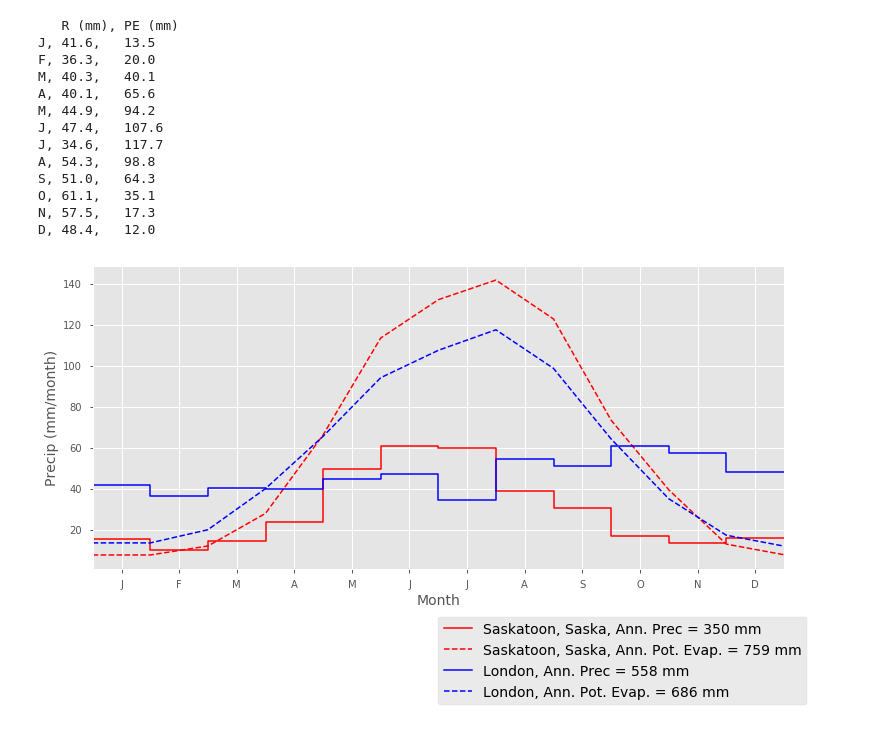
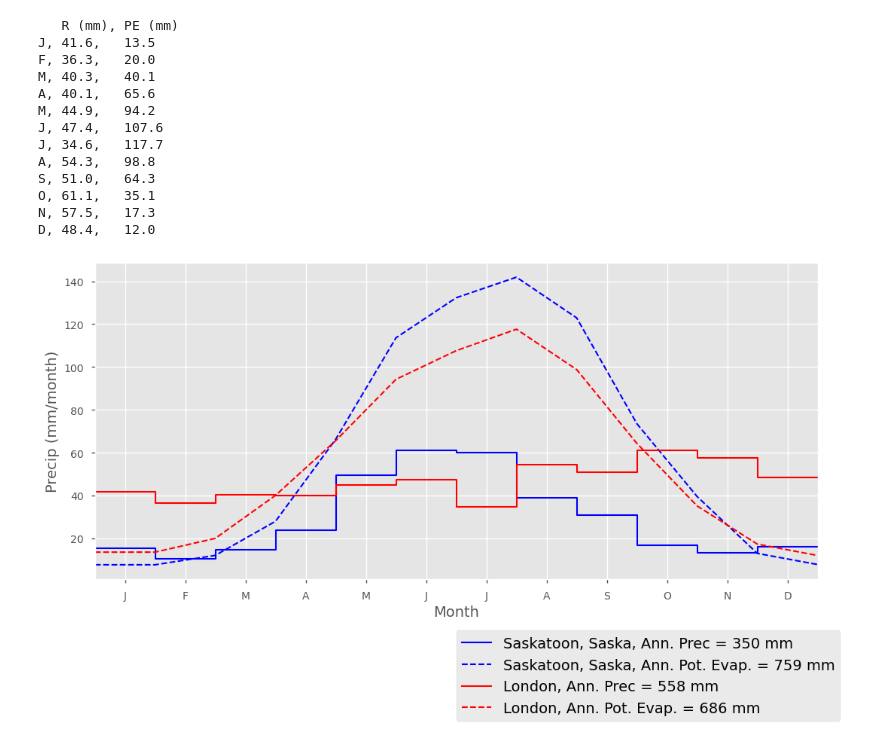
Before and after one commit to amireson/HydrologyOfWorldCities, a Jupyter notebook: HydrologyOfWorldCities.ipynb, the cells around one changed output. Cells and saved outputs as stored; diff of their text form; code cells hidden in the pictures.

```diff
--- a/HydrologyOfWorldCities.ipynb
+++ b/HydrologyOfWorldCities.ipynb
@@ -58,7 +58,7 @@ O, 61.1,   35.1
 N, 57.5,   17.3
 D, 48.4,   12.0
 # %%
-HWC.PlotP_PE([saskatoon,london],'rb')
+HWC.PlotP_PE([saskatoon,london],'br')
 # %% [output]
-[figure, old version]
+[figure, new version]
 # %%
```
Also changed, not shown: parts of 4 cells of this notebook, 2 other files.
